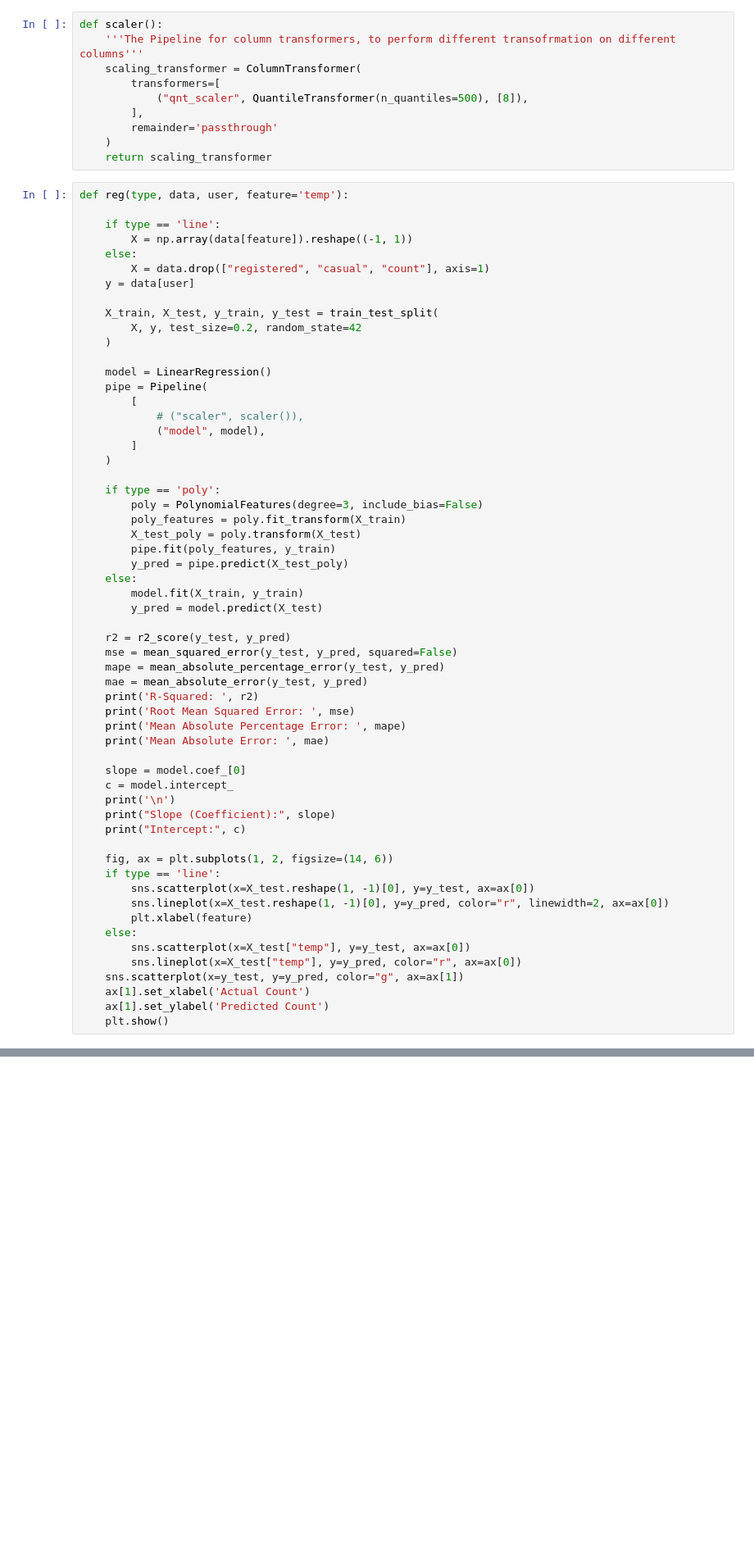
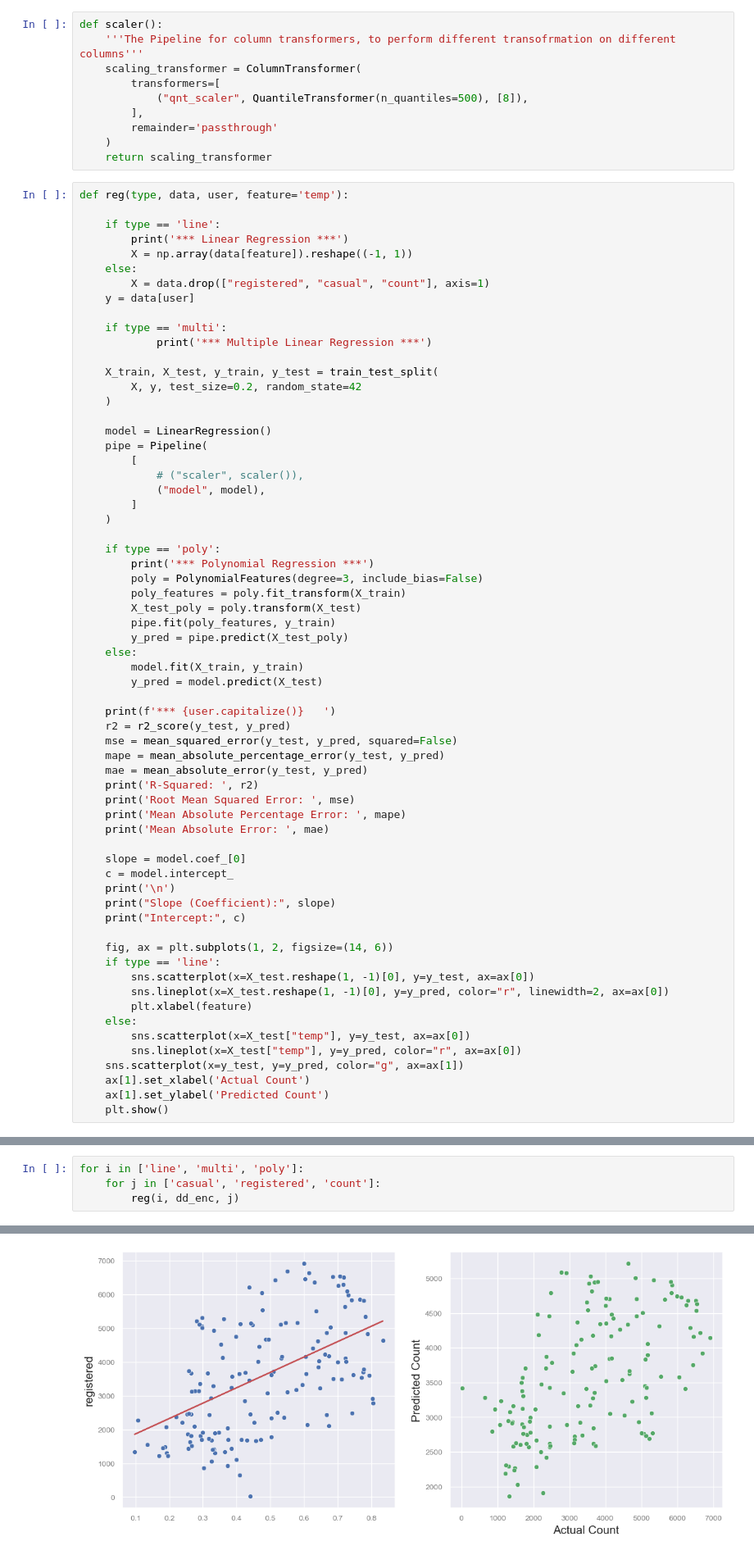
Before and after one commit to mks-0/code-academy, a Jupyter notebook: Capital-Bike-Share-Project/bikes-ml.ipynb, the cells around one changed output, grey strips where cells are left out. Shown at 82% size. Saved outputs shown, nothing was run; the diff lists cells and outputs as text; blank space fills up the shorter version.

```diff
--- a/Capital-Bike-Share-Project/bikes-ml.ipynb
+++ b/Capital-Bike-Share-Project/bikes-ml.ipynb
@@ -153,10 +153,14 @@ def scaler():
 def reg(type, data, user, feature='temp'):
 
     if type == 'line':
+        print('*** Linear Regression ***')
         X = np.array(data[feature]).reshape((-1, 1))
     else:
         X = data.drop(["registered", "casual", "count"], axis=1)
     y = data[user]
+
+    if type == 'multi':
+            print('*** Multiple Linear Regression ***')
 
     X_train, X_test, y_train, y_test = train_test_split(
         X, y, test_size=0.2, random_state=42
@@ -171,6 +175,7 @@ def reg(type, data, user, feature='temp'):
     )
 
     if type == 'poly':
+        print('*** Polynomial Regression ***')
         poly = PolynomialFeatures(degree=3, include_bias=False)
         poly_features = poly.fit_transform(X_train)
         X_test_poly = poly.transform(X_test)
@@ -180,6 +185,7 @@ def reg(type, data, user, feature='temp'):
         model.fit(X_train, y_train)
         y_pred = model.predict(X_test)
 
+    print(f'*** {user.capitalize()}   ')
     r2 = r2_score(y_test, y_pred)
     mse = mean_squared_error(y_test, y_pred, squared=False)
     mape = mean_absolute_percentage_error(y_test, y_pred)
@@ -328,0 +216,5 @@ def polreg(data, user):
+# %%
+for i in ['line', 'multi', 'poly']:
+    for j in ['casual', 'registered', 'count']:
+        reg(i, dd_enc, j)
+# %% [output]
@@ -328,0 +242 @@ def polreg(data, user):
+[figure, added]
```
Also changed, not shown: parts of 5 cells of this notebook.
